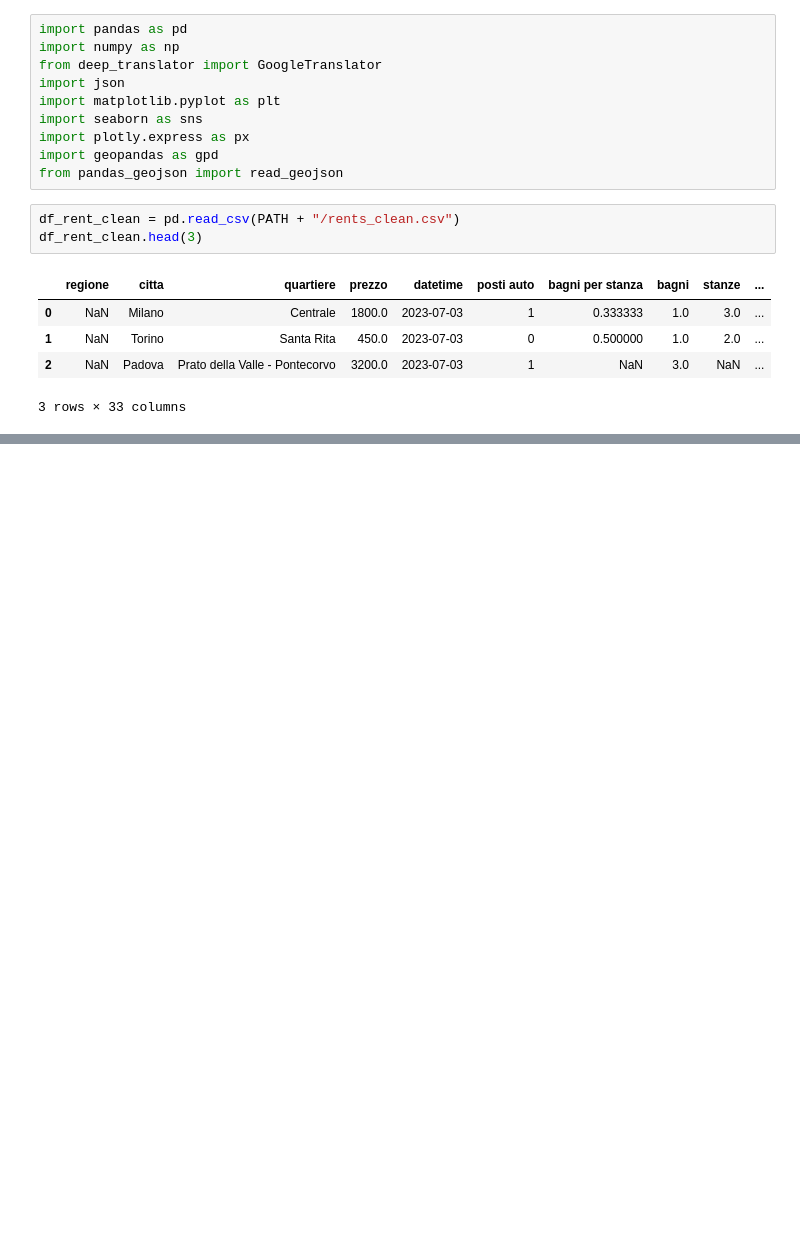
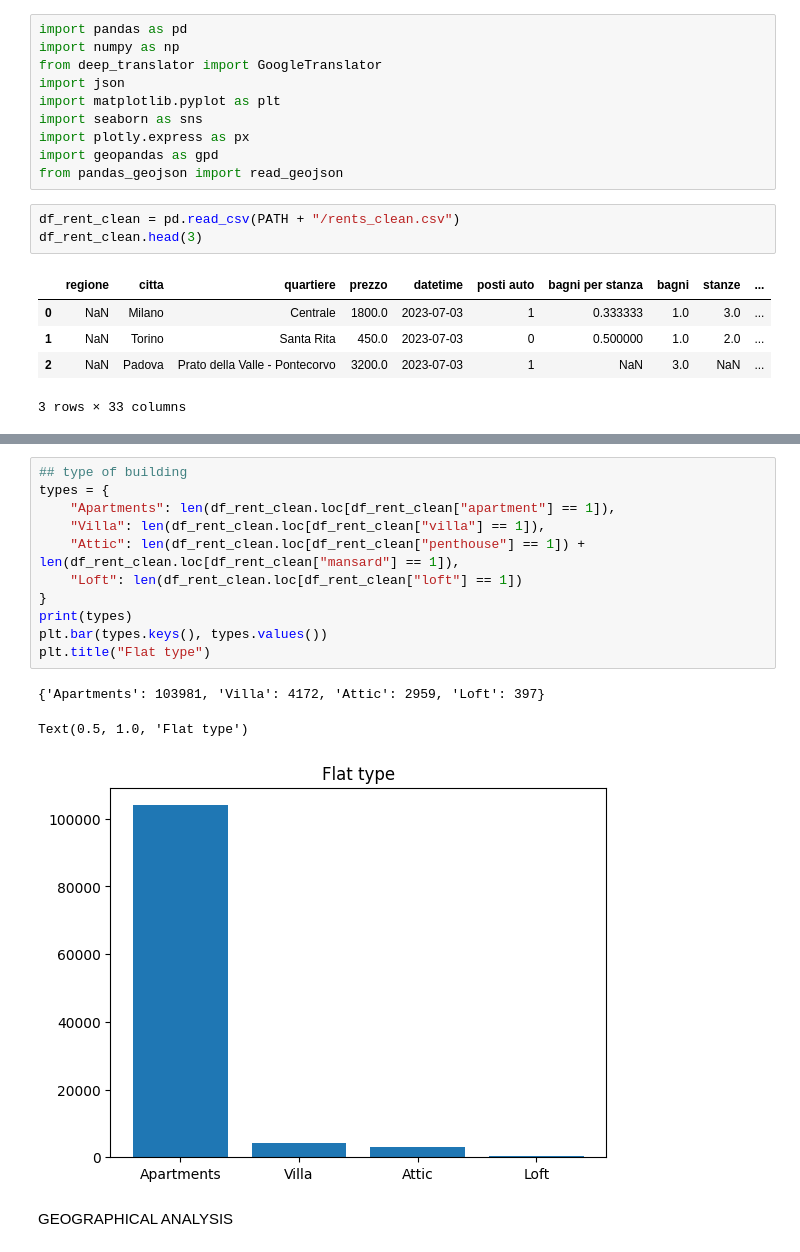
Before and after one commit to francescogoia/italy_house_prices, a Jupyter notebook: prices_analysis.ipynb, the cells around one changed output, grey strips where cells are left out. Cells and saved outputs as stored; diff of their text form; blank space fills up the shorter version.

```diff
--- a/prices_analysis.ipynb
+++ b/prices_analysis.ipynb
@@ -41,0 +149,17 @@ df_rent_clean.head(3)
+# %%
+## type of building
+types = {
+    "Apartments": len(df_rent_clean.loc[df_rent_clean["apartment"] == 1]),
+    "Villa": len(df_rent_clean.loc[df_rent_clean["villa"] == 1]),
+    "Attic": len(df_rent_clean.loc[df_rent_clean["penthouse"] == 1]) + len(df_rent_clean.loc[df_rent_clean["mansard"] == 1]),
+    "Loft": len(df_rent_clean.loc[df_rent_clean["loft"] == 1])
+}
+print(types)
+plt.bar(types.keys(), types.values())
+plt.title("Flat type")
+# %% [output]
+{'Apartments': 103981, 'Villa': 4172, 'Attic': 2959, 'Loft': 397}
+Text(0.5, 1.0, 'Flat type')
+[figure, added]
+# %% [markdown]
+GEOGRAPHICAL ANALYSIS
```
Also changed, not shown: parts of 13 cells of this notebook.
